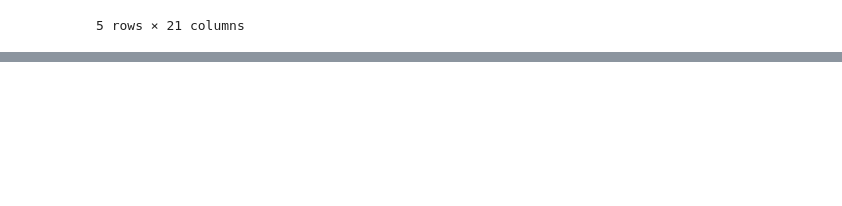
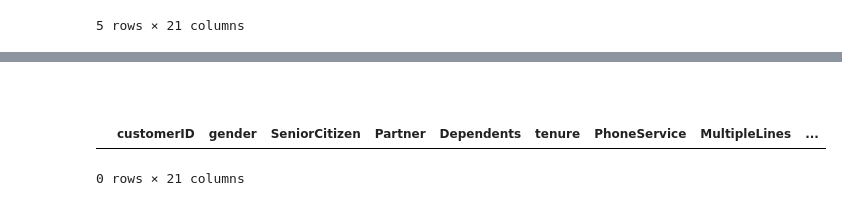
Before and after one commit to aswindcu2025/churn_prediction_telecom_ds, a Jupyter notebook: data_cleaning.ipynb, the cells around one changed output, grey strips where cells are left out. Saved outputs shown, nothing was run; the diff lists cells and outputs as text; code cells hidden in the pictures; blank space fills up the shorter version.

```diff
--- a/data_cleaning.ipynb
+++ b/data_cleaning.ipynb
@@ -29,0 +50,8 @@ ModuleNotFoundError: No module named 'pandas'
+# %% [markdown]
+##
+# %%
+rows_with_na = df[df.isnull().any(axis=1)]
+rows_with_na
+# %% [output]
+|  | customerID | gender | SeniorCitizen | Partner | Dependents | tenure | PhoneService | MultipleLines | ... |
+0 rows × 21 columns
```
Also changed, not shown: parts of 3 cells of this notebook.
